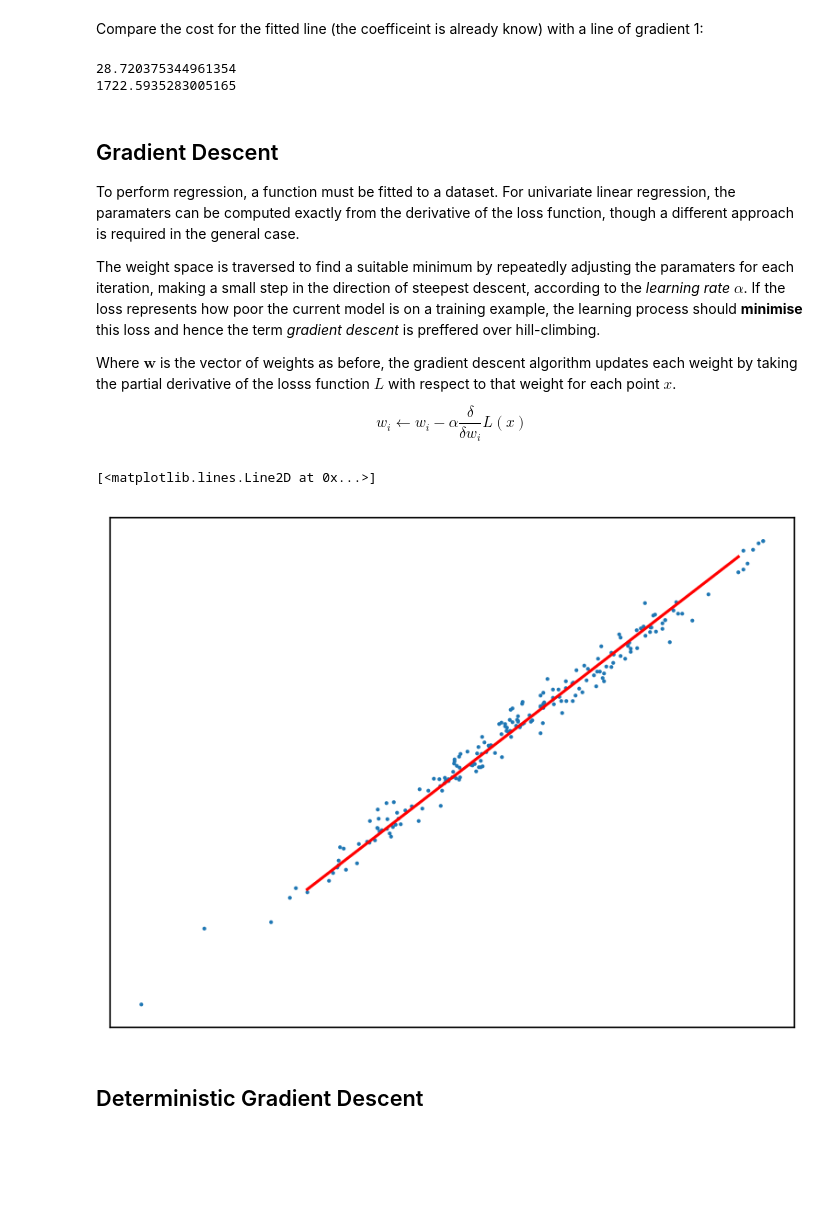
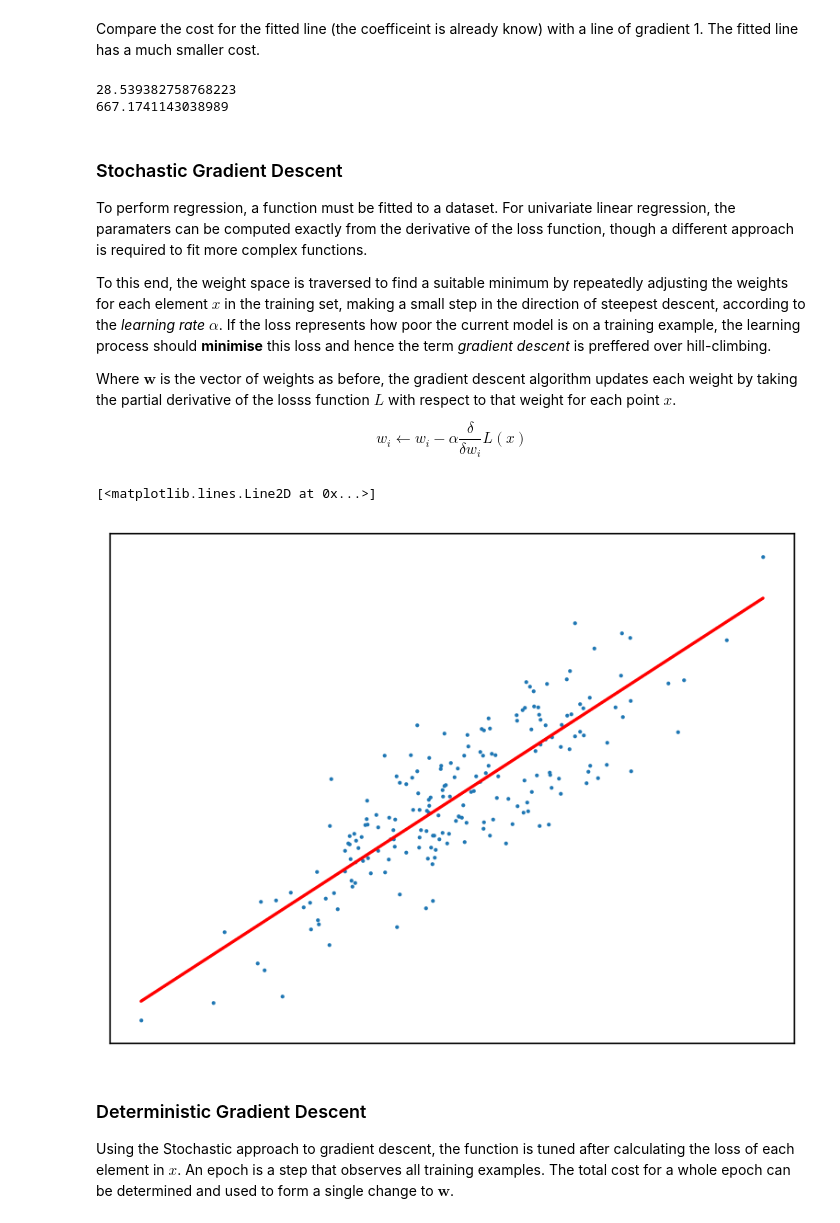
Before and after one commit to alexanderneville/MLAI_notebooks, a Jupyter notebook: regression.ipynb, the cells around one changed output. Drawn from its saved outputs; the diff is of its cells as text; code cells hidden in the pictures; blank space fills up the shorter version.

```diff
--- a/regression.ipynb
+++ b/regression.ipynb
@@ -30,7 +30,7 @@ Create a nice looking plot to test that the notebook is set up properly.
 # %%
 grid_color = "#dddddd"
 
-f = plt.figure(dpi=300)
+f = plt.figure()
 ax = f.add_subplot(1,1,1)
 ax.set_xlim(0,100)
 ax.set_ylim(0,100)
@@ -61,25 +61,25 @@ Use the `make_regression` function of scikit learn to generate a sample dataset
 # %%
-r = sklearn.datasets.make_regression(n_samples = 200, n_features = 1, noise=5.5, coef=True)
-
-x = r[0].ravel()
-y = r[1]
-
-m = r[2]
+def uni_linear_regression_dataset():
+    r = sklearn.datasets.make_regression(n_samples = 200,
+                                         n_features = 1,
+                                         noise=10.0,
+                                         coef=True)
+    return r[0].reshape(200,), r[1], r[2]
 
 def f(w_1, x, w_0):
     return w_1 * x + w_0
 
-z = np.linspace(-2, 2, 100)
+def new_plot():
+    fig = plt.figure(dpi=300)
+    ax = fig.add_subplot(1,1,1)
+    ax.set_xticks([])
+    ax.set_yticks([])
+    ax.set_aspect('auto')
+    return fig, ax
 # %%
-def new_plot():
-    fig = plt.figure(dpi=300)
-    ax = fig.add_subplot(1,1,1)
-    ax.set_xticks([])
-    ax.set_yticks([])
-    ax.set_aspect('auto')
-    return fig, ax
+x,y,m = uni_linear_regression_dataset()
 fig, ax = new_plot()
 ax.scatter(x,y, s=1)
-ax.plot(z, f(m, z, 0), 'orange')
+ax.plot(x, f(m, x, 0), 'orange')
 # %% [output]
 [<matplotlib.lines.Line2D at 0x...>]
@@ -114,19 +116,19 @@ def mse(y_actual, y_pred):
         loss += _mse(y_pred[i], y_actual[i])
     return loss/y_actual.size
 # %% [markdown]
-Compare the cost for the fitted line (the coefficeint is already know) with a line of gradient 1:
+Compare the cost for the fitted line (the coefficeint is already know) with a line of gradient 1. The fitted line has a much smaller cost.
 # %%
-print(mse(y, f(m, x, 0)))
-print(mse(y, f(1, x, 0)))
+print(mse(y, f(m, x, 0))) # small cost
+print(mse(y, f(1, x, 0))) # large cost
 # %% [output]
-28.720375344961354
-1722.5935283005165
+28.539382758768223
+667.1741143038989
 # %% [markdown]
-## Gradient Descent
+### Stochastic Gradient Descent
 
-To perform regression, a function must be fitted to a dataset. For univariate linear regression, the paramaters can be computed exactly from the derivative of the loss function, though a different approach is required in the general case.
+To perform regression, a function must be fitted to a dataset. For univariate linear regression, the paramaters can be computed exactly from the derivative of the loss function, though a different approach is required to fit more complex functions.
 
-The weight space is traversed to find a suitable minimum by repeatedly adjusting the paramaters for each iteration, making a small step in the direction of steepest descent, according to the *learning rate* $\alpha$. If the loss represents how poor the current model is on a training example, the learning process should **minimise** this loss and hence the term *gradient descent* is preffered over hill-climbing.
+To this end, the weight space is traversed to find a suitable minimum by repeatedly adjusting the weights for each element $x$ in the training set, making a small step in the direction of steepest descent, according to the *learning rate* $\alpha$. If the loss represents how poor the current model is on a training example, the learning process should **minimise** this loss and hence the term *gradient descent* is preffered over hill-climbing.
 
 Where $\mathbf{w}$ is the vector of weights as before, the gradient descent algorithm updates each weight by taking the partial derivative of the losss function $L$ with respect to that weight for each point $x$.
 
@@ -138,17 +140,21 @@ def SGD1(a, w_0, w_1, y, x):
         w_1 -= (a * (f(w_1, x[i], w_0) - y[i]) * x[i])
     return w_0, w_1
 # %%
+x,y,m = uni_linear_regression_dataset()
 w_0 = w_1 = 0.0
+
 w_0, w_1 = SGD1(0.1, w_0, w_1, y, x)
 
 fig, ax = new_plot()
 ax.scatter(x,y, s=1)
-ax.plot(z, f(w_1, z, w_0), 'red')
+ax.plot(x, f(w_1, x, w_0), 'red')
 # %% [output]
 [<matplotlib.lines.Line2D at 0x...>]
-[figure, old version]
+[figure, new version]
 # %% [markdown]
-## Deterministic Gradient Descent
+### Deterministic Gradient Descent
+
+Using the Stochastic approach to gradient descent, the function is tuned after calculating the loss of each element in $x$. An epoch is a step that observes all training examples. The total cost for a whole epoch can be determined and used to form a single change to $\mathbf{w}$.
 # %%
 def DGD1(a, w_0, w_1, y, x):
     w_0 -= (a * sum([f(w_1, x[i], w_0) - y[i] for i in range(x.size)]))
```
Also changed, not shown: parts of 16 cells of this notebook.
